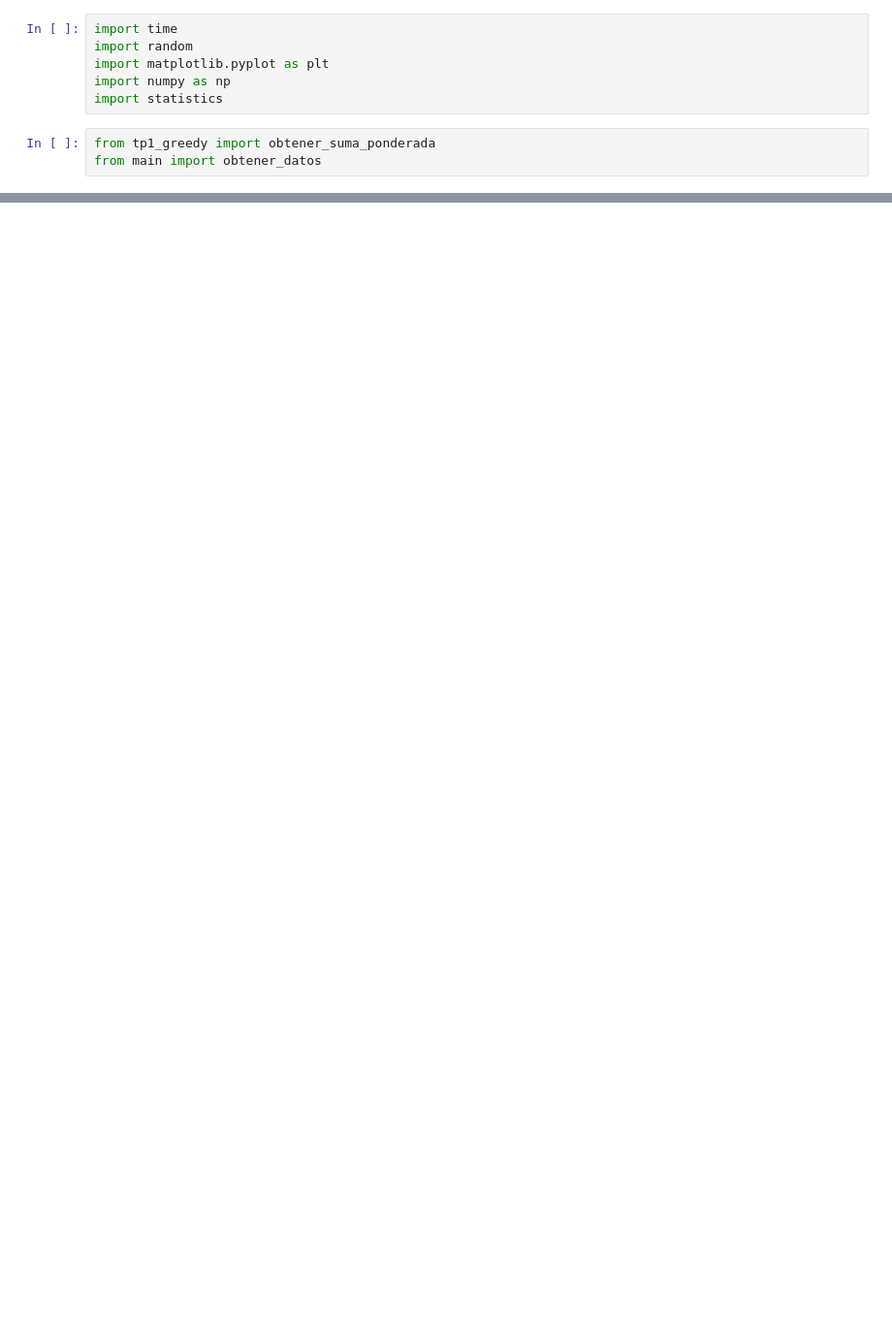
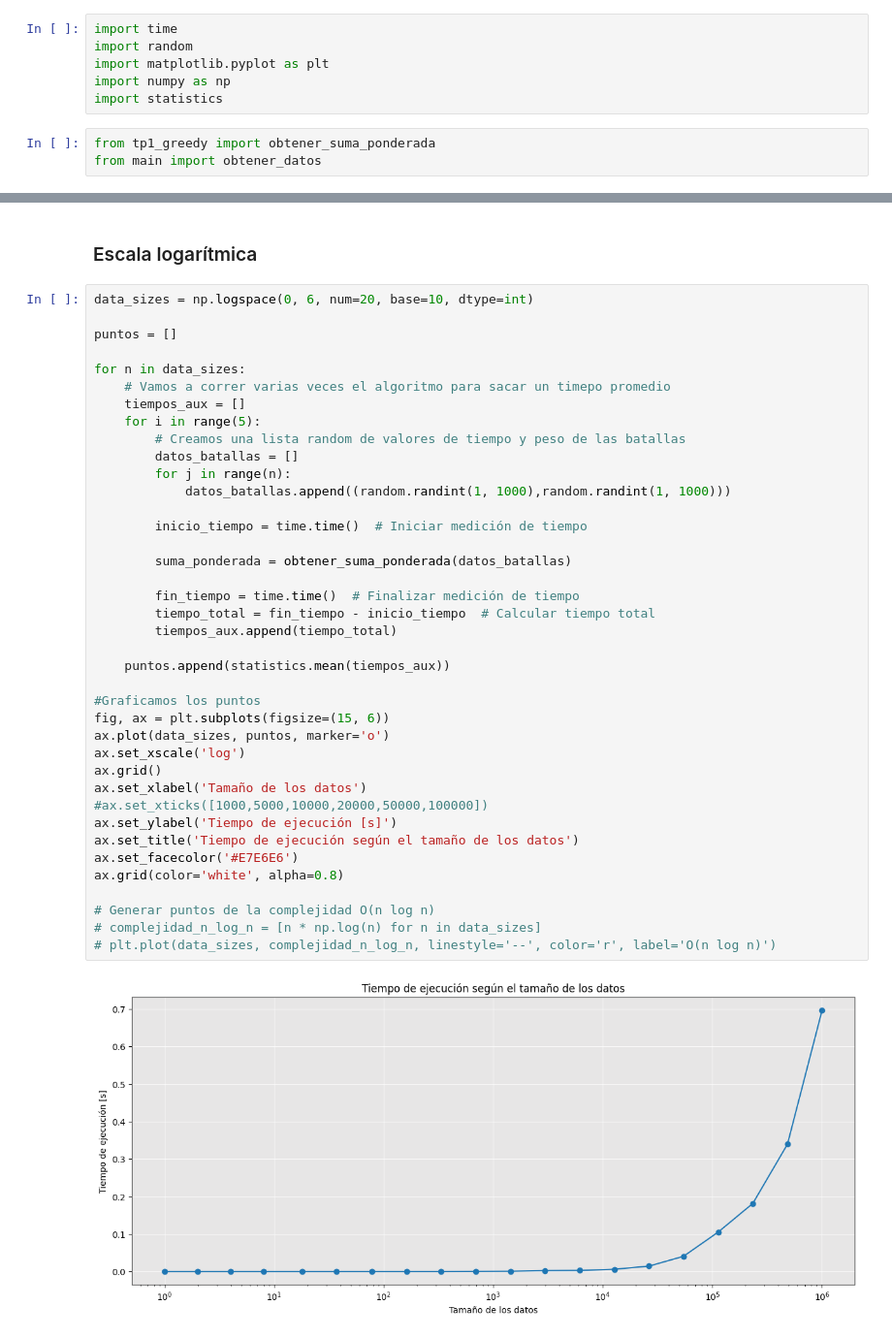
Before and after one commit to V-SANT/TDA_2024_1C, a Jupyter notebook: graficos.ipynb, the cells around one changed output, grey strips where cells are left out. Shown at 97% size. Saved outputs shown, nothing was run; the diff lists cells and outputs as text; blank space fills up the shorter version.

```diff
--- a/graficos.ipynb
+++ b/graficos.ipynb
@@ -48,0 +92,43 @@ ax.grid(color='white', alpha=0.8)
+# %% [markdown]
+### Escala logarítmica
+# %%
+data_sizes = np.logspace(0, 6, num=20, base=10, dtype=int)
+
+puntos = []
+
+for n in data_sizes:
+    # Vamos a correr varias veces el algoritmo para sacar un timepo promedio
+    tiempos_aux = []
+    for i in range(5):
+        # Creamos una lista random de valores de tiempo y peso de las batallas
+        datos_batallas = []
+        for j in range(n):
+            datos_batallas.append((random.randint(1, 1000),random.randint(1, 1000)))
+
+        inicio_tiempo = time.time()  # Iniciar medición de tiempo
+
+        suma_ponderada = obtener_suma_ponderada(datos_batallas)
+
+        fin_tiempo = time.time()  # Finalizar medición de tiempo
+        tiempo_total = fin_tiempo - inicio_tiempo  # Calcular tiempo total
+        tiempos_aux.append(tiempo_total)
+
+    puntos.append(statistics.mean(tiempos_aux))
+
+#Graficamos los puntos
+fig, ax = plt.subplots(figsize=(15, 6))
+ax.plot(data_sizes, puntos, marker='o')
+ax.set_xscale('log')
+ax.grid()
+ax.set_xlabel('Tamaño de los datos')
+#ax.set_xticks([1000,5000,10000,20000,50000,100000])
+ax.set_ylabel('Tiempo de ejecución [s]')
+ax.set_title('Tiempo de ejecución según el tamaño de los datos')
+ax.set_facecolor('#E7E6E6')
+ax.grid(color='white', alpha=0.8)
+
+# Generar puntos de la complejidad O(n log n)
+# complejidad_n_log_n = [n * np.log(n) for n in data_sizes]
+# plt.plot(data_sizes, complejidad_n_log_n, linestyle='--', color='r', label='O(n log n)')
+# %% [output]
+[figure, added]
```
Also changed, not shown: parts of 4 cells of this notebook.
